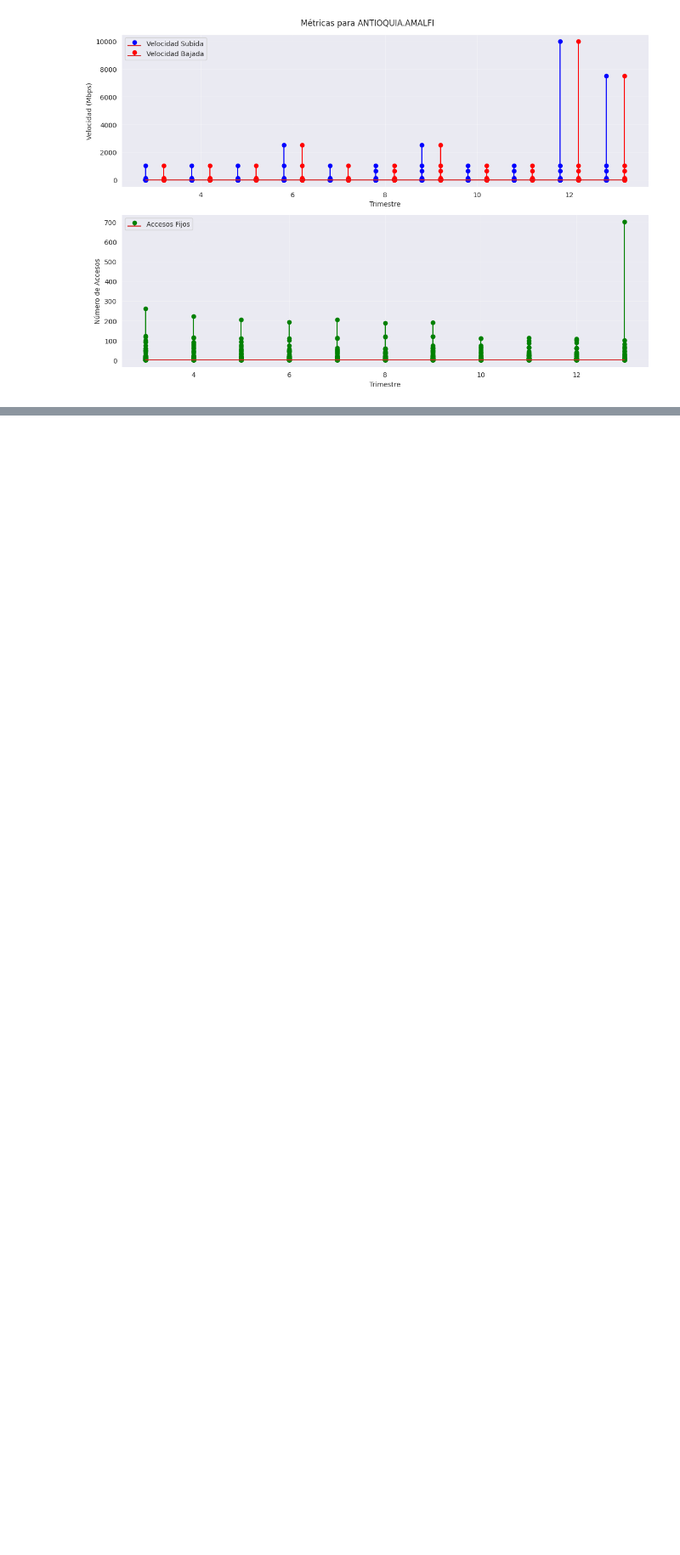
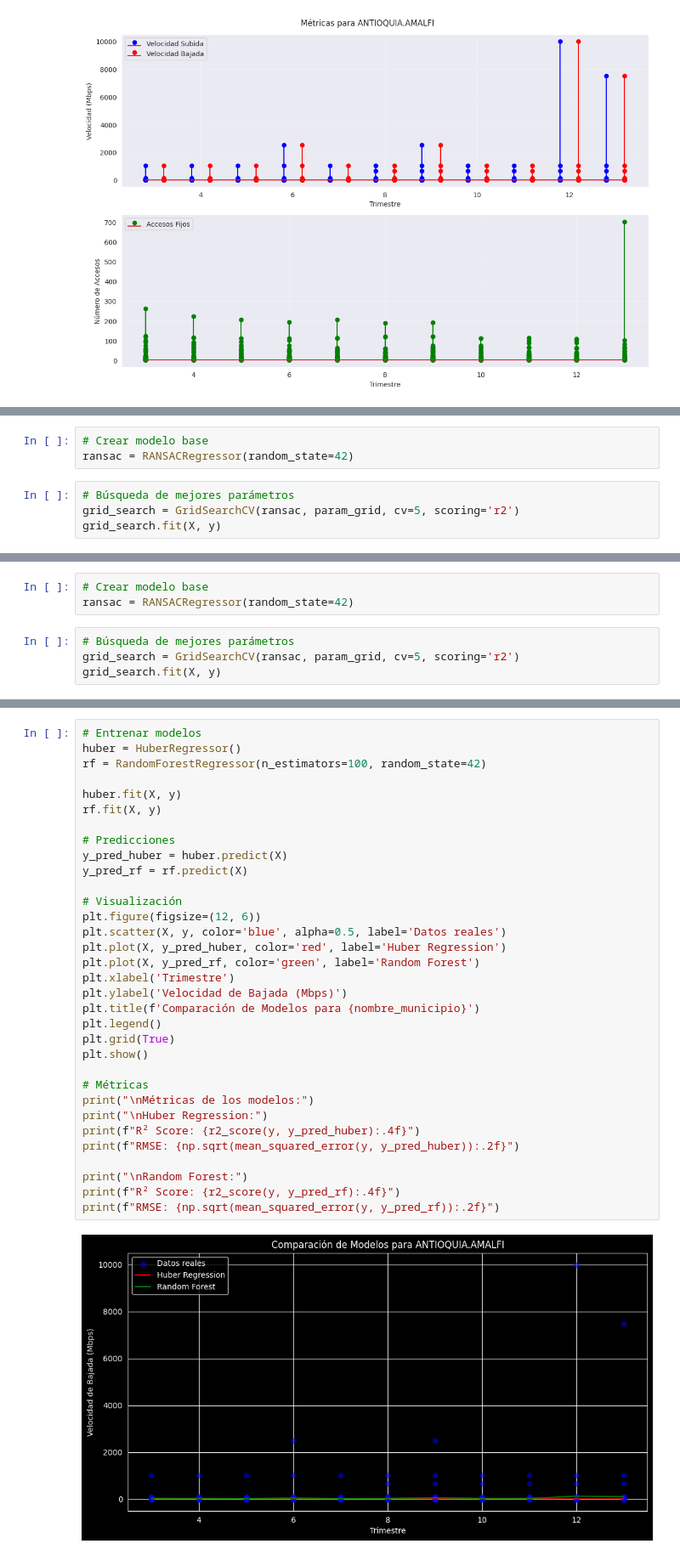
Before and after one commit to afelro97/InternetAccessColombia, a Jupyter notebook: InternetAccessColombia-DataCleaning/reivision_dataset_a_usar.ipynb, the cells around one changed output, grey strips where cells are left out. Shown at 85% size. Saved outputs shown, nothing was run; the diff lists cells and outputs as text; blank space fills up the shorter version.

```diff
--- a/InternetAccessColombia-DataCleaning/reivision_dataset_a_usar.ipynb
+++ b/InternetAccessColombia-DataCleaning/reivision_dataset_a_usar.ipynb
@@ -166,0 +268,7 @@ plt.show()
+# %%
+# Crear modelo base
+ransac = RANSACRegressor(random_state=42)
+# %%
+# Búsqueda de mejores parámetros
+grid_search = GridSearchCV(ransac, param_grid, cv=5, scoring='r2')
+grid_search.fit(X, y)
@@ -166,0 +282,7 @@ plt.show()
+# %%
+# Crear modelo base
+ransac = RANSACRegressor(random_state=42)
+# %%
+# Búsqueda de mejores parámetros
+grid_search = GridSearchCV(ransac, param_grid, cv=5, scoring='r2')
+grid_search.fit(X, y)
@@ -166,0 +304,35 @@ plt.show()
+# %%
+# Entrenar modelos
+huber = HuberRegressor()
+rf = RandomForestRegressor(n_estimators=100, random_state=42)
+
+huber.fit(X, y)
+rf.fit(X, y)
+
+# Predicciones
+y_pred_huber = huber.predict(X)
+y_pred_rf = rf.predict(X)
+
+# Visualización
+plt.figure(figsize=(12, 6))
+plt.scatter(X, y, color='blue', alpha=0.5, label='Datos reales')
+plt.plot(X, y_pred_huber, color='red', label='Huber Regression')
+plt.plot(X, y_pred_rf, color='green', label='Random Forest')
+plt.xlabel('Trimestre')
+plt.ylabel('Velocidad de Bajada (Mbps)')
+plt.title(f'Comparación de Modelos para {nombre_municipio}')
+plt.legend()
+plt.grid(True)
+plt.show()
+
+# Métricas
+print("\nMétricas de los modelos:")
+print("\nHuber Regression:")
+print(f"R² Score: {r2_score(y, y_pred_huber):.4f}")
+print(f"RMSE: {np.sqrt(mean_squared_error(y, y_pred_huber)):.2f}")
+
+print("\nRandom Forest:")
+print(f"R² Score: {r2_score(y, y_pred_rf):.4f}")
+print(f"RMSE: {np.sqrt(mean_squared_error(y, y_pred_rf)):.2f}")
+# %% [output]
+[figure, added]
```
Also changed, not shown: parts of 29 cells of this notebook, 2 other files.
